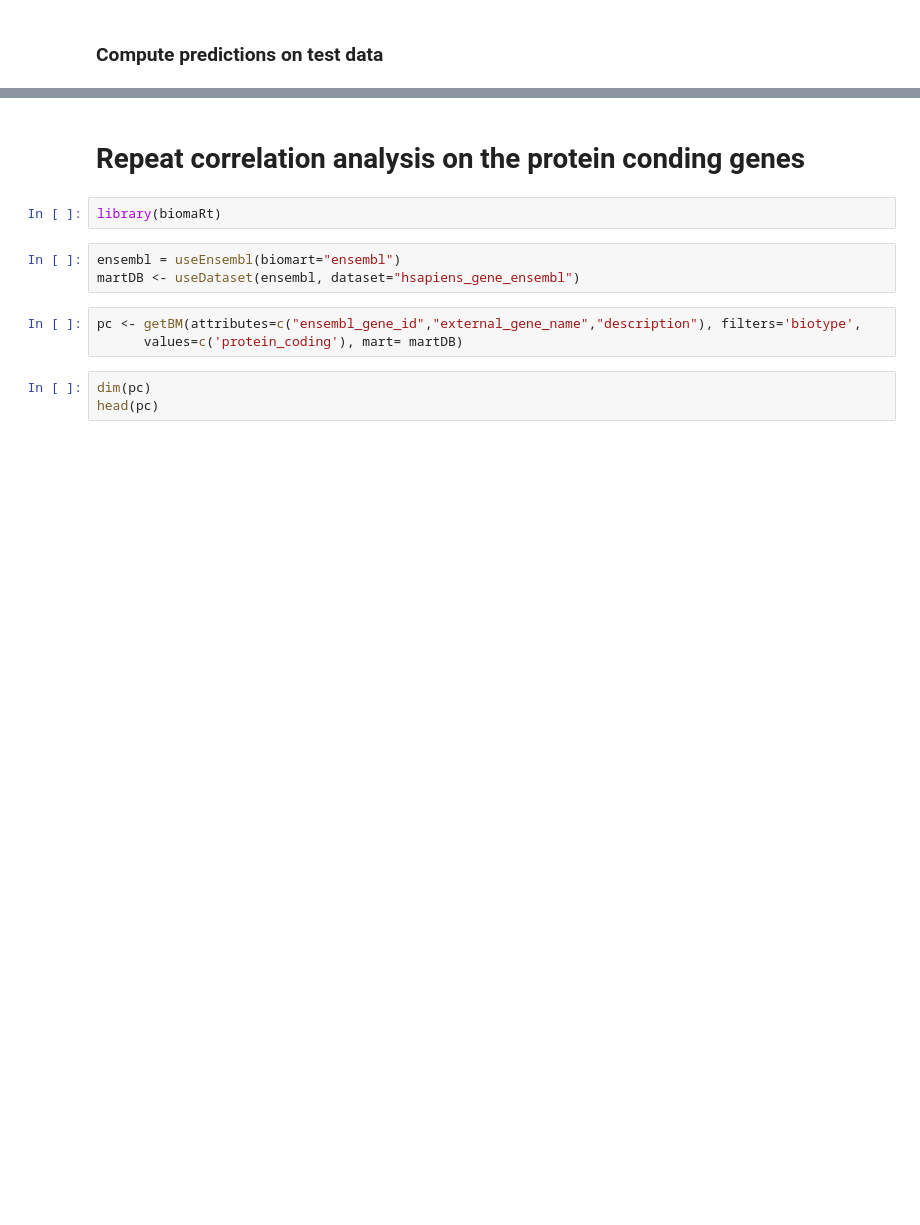
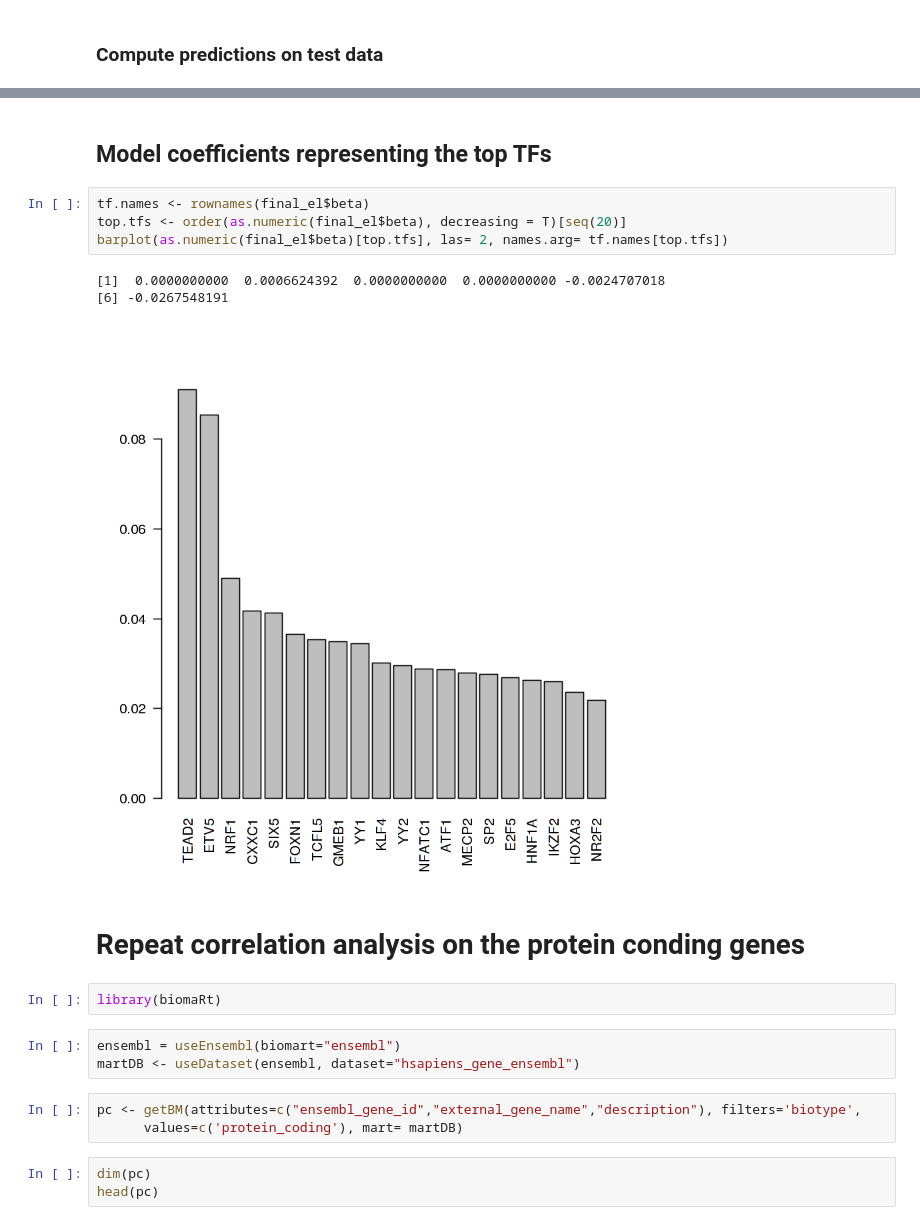
Before and after one commit to fba67/scMTL, a Jupyter notebook: feat2resp_bulk_LiHe_500bpWinTF.ipynb, the cells around one changed output, grey strips where cells are left out. Cells and saved outputs as stored; diff of their text form; blank space fills up the shorter version.

```diff
--- a/feat2resp_bulk_LiHe_500bpWinTF.ipynb
+++ b/feat2resp_bulk_LiHe_500bpWinTF.ipynb
@@ -213,3 +236,13 @@ cor(pred.res.test, test_y)
+# %% [markdown]
+## Model coefficients representing the top TFs
+# %%
+tf.names <- rownames(final_el$beta)
+top.tfs <- order(as.numeric(final_el$beta), decreasing = T)[seq(20)]
+barplot(as.numeric(final_el$beta)[top.tfs], las= 2, names.arg= tf.names[top.tfs])
+# %% [output]
+[1]  0.0000000000  0.0006624392  0.0000000000  0.0000000000 -0.0024707018
+[6] -0.0267548191
+[figure, added]
 # %% [markdown]
 # Repeat correlation analysis on the protein conding genes
 # %%
```
Also changed, not shown: parts of 24 cells of this notebook.
